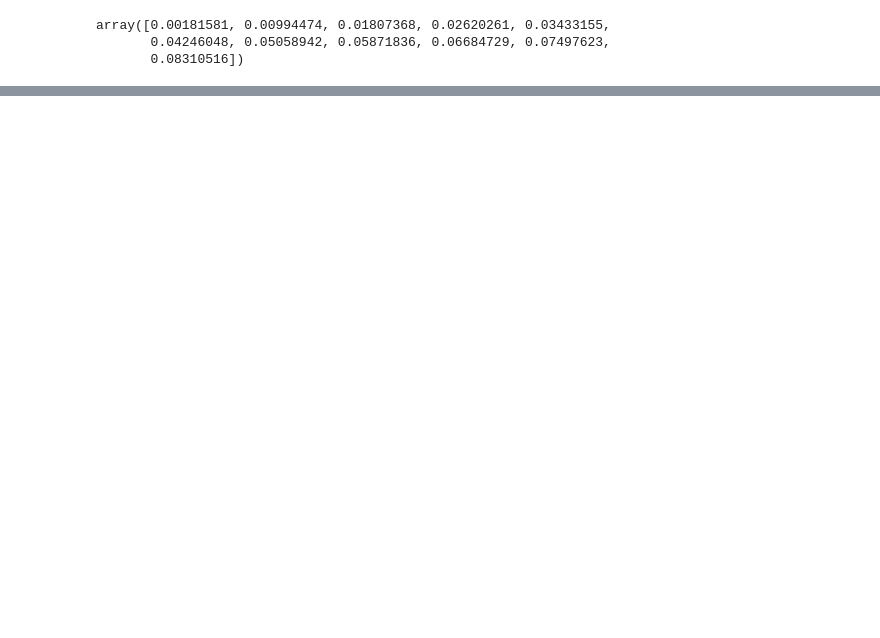
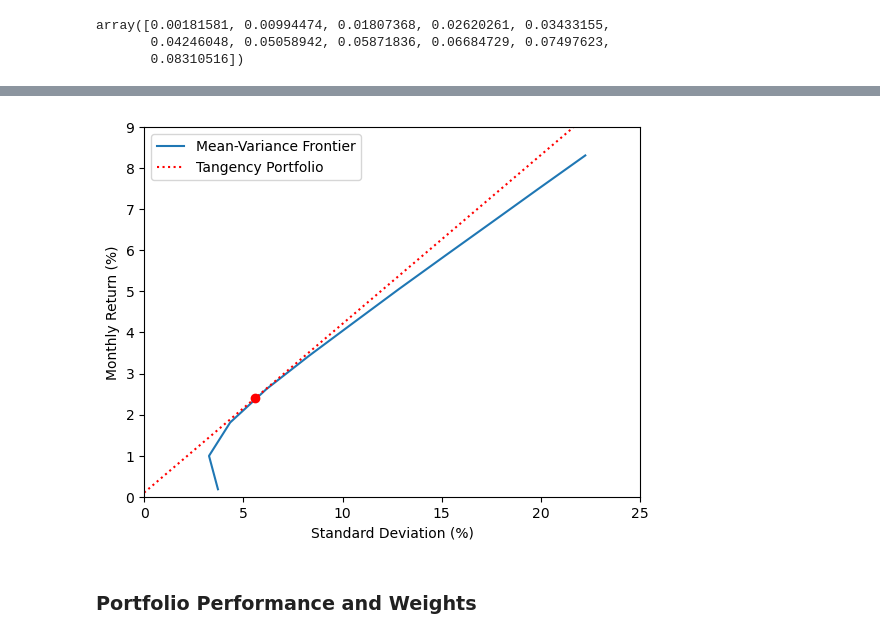
Before and after one commit to uWaterloo-CFM/CFM-301, a Jupyter notebook: Assignment 1/DA1 Task 4 - Mean-Variance Analysis.ipynb, the cells around one changed output, grey strips where cells are left out. Drawn from its saved outputs; the diff is of its cells as text; code cells hidden in the pictures; blank space fills up the shorter version.

```diff
--- a/Assignment 1/DA1 Task 4 - Mean-Variance Analysis.ipynb
+++ b/Assignment 1/DA1 Task 4 - Mean-Variance Analysis.ipynb
@@ -454,0 +311,19 @@ portfolio_summary.astype(float).round(4)
+# %%
+w_max_sharpe, ret_max_sharpe, std_max_sharpe, max_sharpe = maximum_sharpe_portfolio(mean_returns)
+# %%
+plt.plot(portfolio_summary.loc["stdev (%)", :], portfolio_summary.loc["Monthly Return (%)", :], label="Mean-Variance Frontier")
+
+rf = [0, r_f * 100]
+tang = [std_max_sharpe * 100, ret_max_sharpe * 100]
+plt.axline(rf, tang, color='red', label="Tangency Portfolio", linestyle=':')
+plt.plot([std_max_sharpe * 100], [ret_max_sharpe * 100], marker="o", color='red')
+plt.xlabel("Standard Deviation (%)")
+plt.ylabel("Monthly Return (%)")
+plt.xlim(0, 25)
+plt.ylim(0, 9)
+plt.legend()
+plt.show()
+# %% [output]
+[figure, added]
+# %% [markdown]
+### Portfolio Performance and Weights
```
Also changed, not shown: parts of 66 cells of this notebook, 3 other files.
